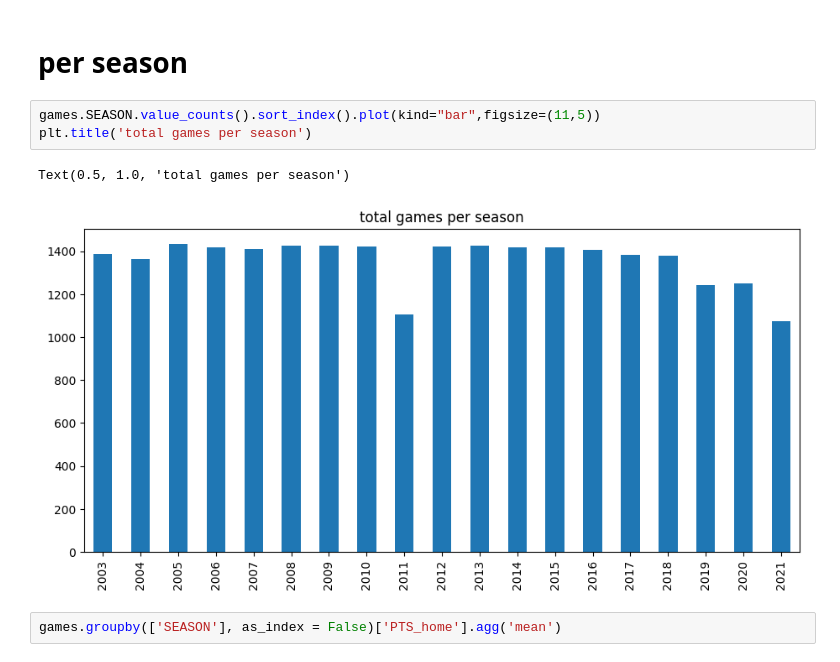
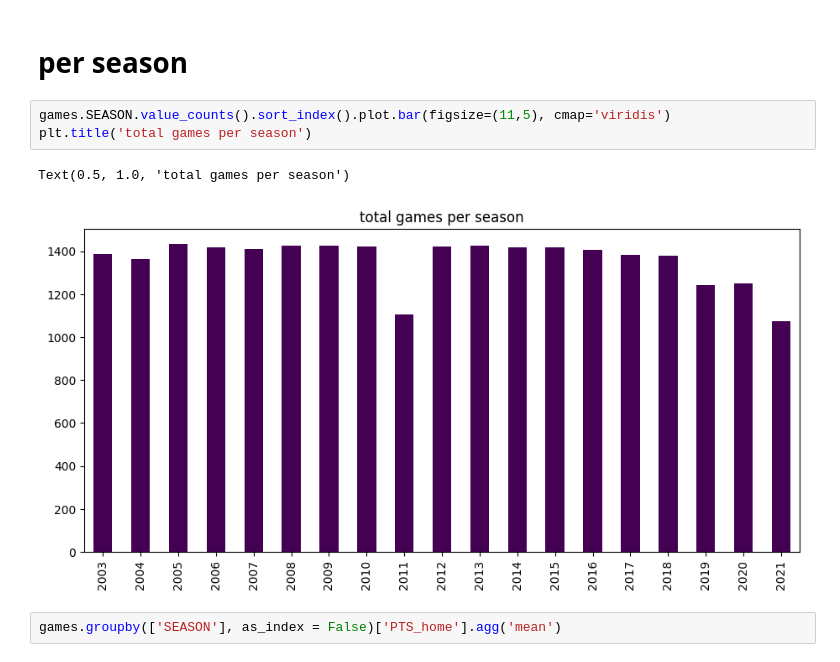
Before and after one commit to bktraore/ironhack-Final-Project, a Jupyter notebook: final_project/games_py.ipynb, the cells around one changed output. Drawn from its saved outputs; the diff is of its cells as text.

```diff
--- a/final_project/games_py.ipynb
+++ b/final_project/games_py.ipynb
@@ -164,11 +132,11 @@ games.drop(games.loc[games.PTS_home == 36.0].index, inplace=True)
 # %% [markdown]
 # per season
 # %%
-games.SEASON.value_counts().sort_index().plot(kind="bar",figsize=(11,5))
+games.SEASON.value_counts().sort_index().plot.bar(figsize=(11,5), cmap='viridis')
 plt.title('total games per season')
 # %% [output]
 Text(0.5, 1.0, 'total games per season')
-[figure, old version]
+[figure, new version]
 # %%
 games.groupby(['SEASON'], as_index = False)['PTS_home'].agg('mean')
 # %% [output]
```
Also changed, not shown: parts of 15 cells of this notebook, 4 other files.
